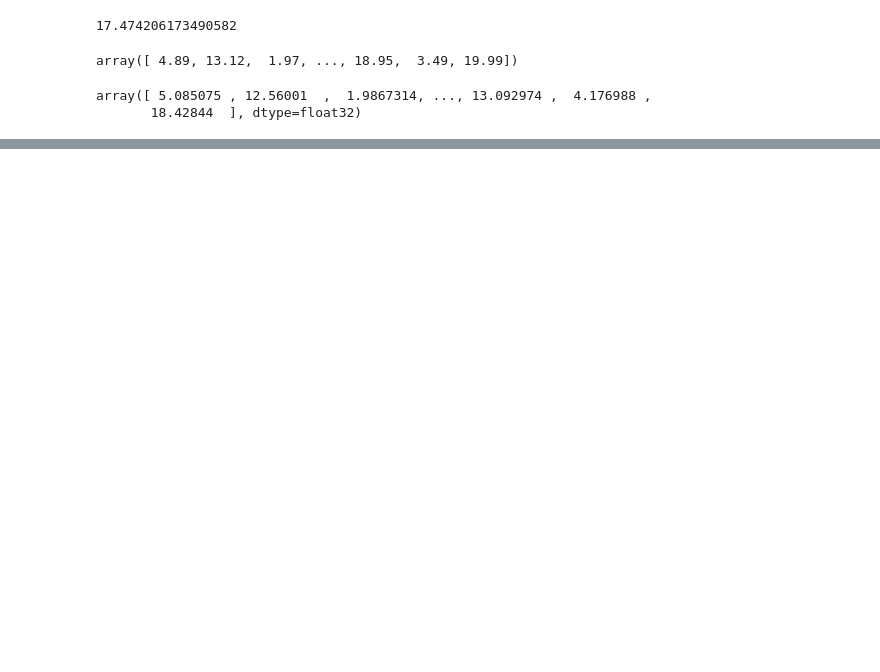
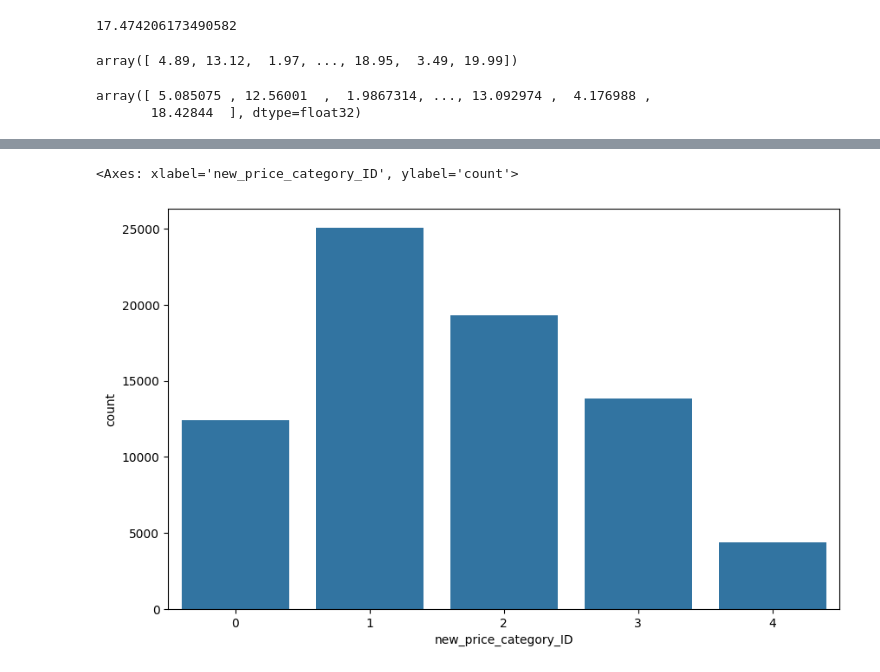
Before and after one commit to akshatsinha2027/SmartCatalogAI, a Jupyter notebook: BERT.ipynb, the cells around one changed output, grey strips where cells are left out. Cells and saved outputs as stored; diff of their text form; code cells hidden in the pictures; blank space fills up the shorter version.

```diff
--- a/BERT.ipynb
+++ b/BERT.ipynb
@@ -339,0 +446,8 @@ array([ 5.085075 , 12.56001  ,  1.9867314, ..., 13.092974 ,  4.176988 ,
+# %%
+import seaborn as sns
+import matplotlib.pyplot as plt
+plt.figure(figsize=(10,6))
+sns.countplot(x='new_price_category_ID',data=df)
+# %% [output]
+<Axes: xlabel='new_price_category_ID', ylabel='count'>
+[figure, added]
```
Also changed, not shown: parts of 35 cells of this notebook.
